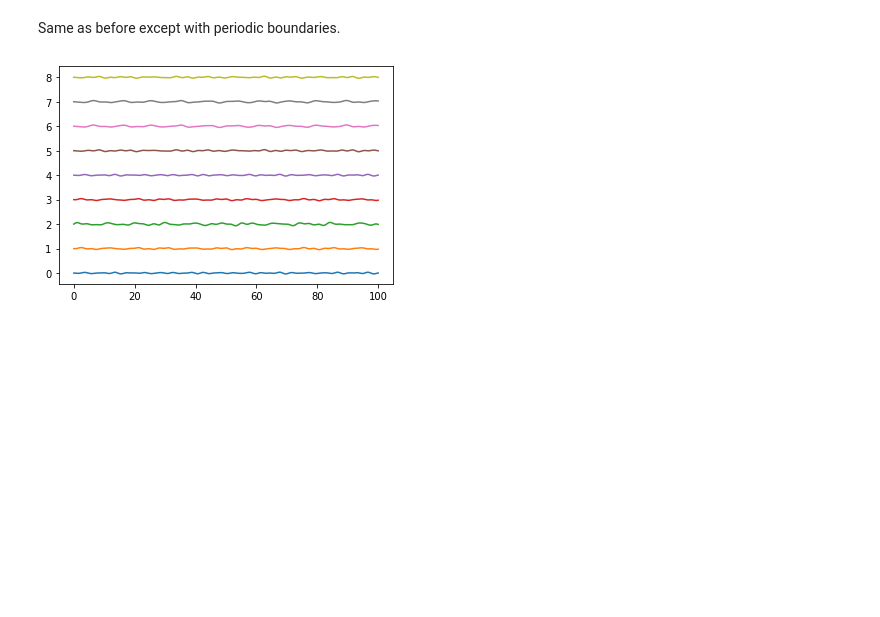
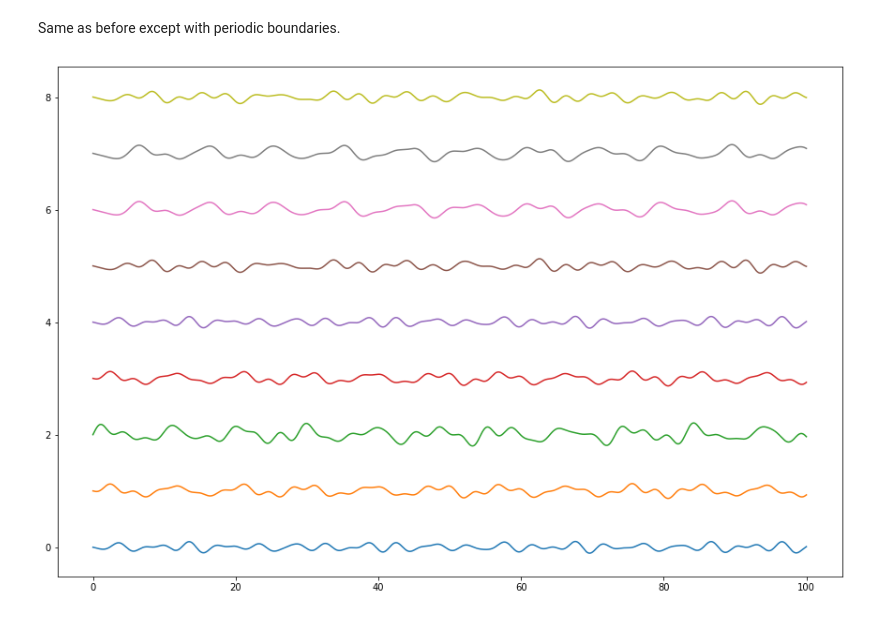
Before and after one commit to project-ida/phonons, a Jupyter notebook: string.ipynb, the cells around one changed output. Cells and saved outputs as stored; diff of their text form; code cells hidden in the pictures; blank space fills up the shorter version.

```diff
--- a/string.ipynb
+++ b/string.ipynb
@@ -315,20 +321,22 @@ else:
     for m in range(N-1):
         springs.append(spring(5,objects[m],objects[m+1],rest_length = l))
 # %%
-objects[2].displace(0, 0.1)
+objects[2].displace(0, 0.3)
 center(objects)
 
 time = []
 for i in range(iters):
     time.append(i*dt)
     for s in springs:
         s.spring_force()
     for obj in objects:
 #        damping(obj, gamma)
         obj.Newton()
         obj.timestep()
+
+plt.figure(figsize = (15,10))
 for obj in objects:
     plt.plot(time, obj.xhistory)
 plt.show()
 # %% [output]
-[figure, old version]
+[figure, new version]
```
Also changed, not shown: parts of 4 cells of this notebook.
